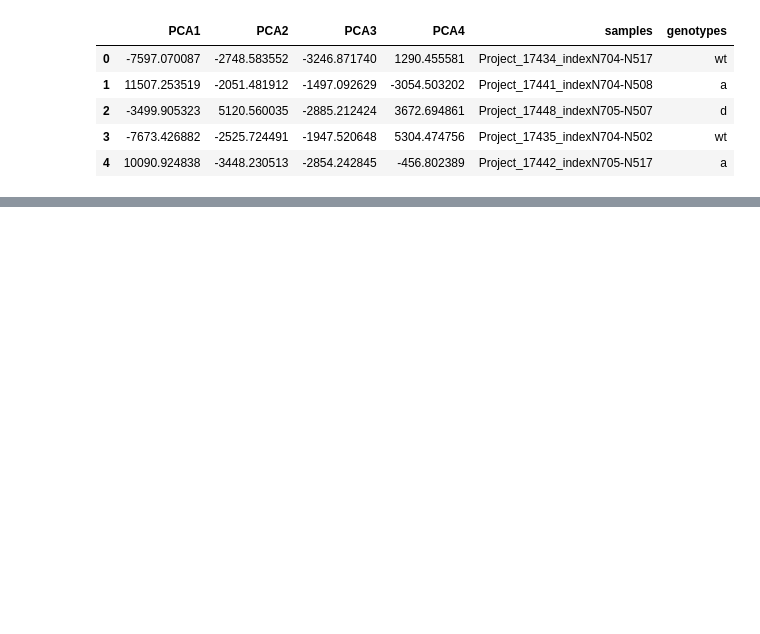
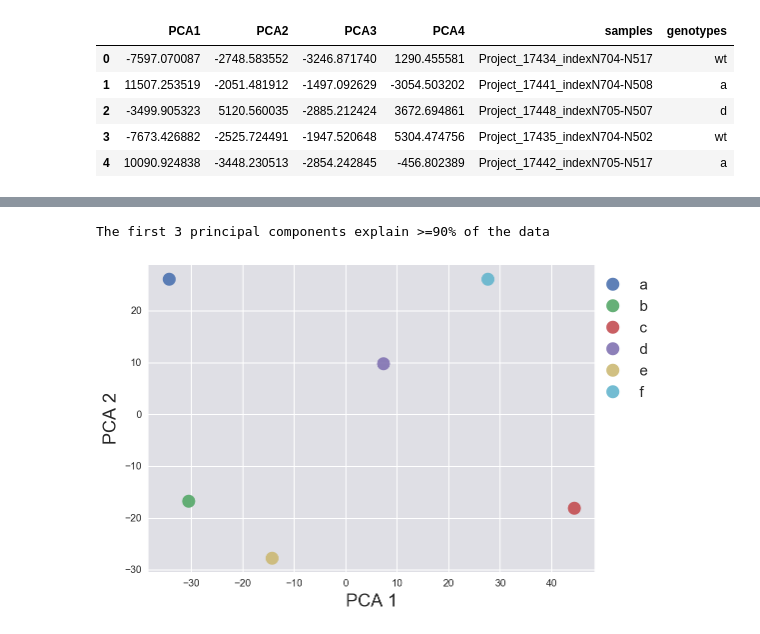
Before and after one commit to WormLabCaltech/mprsq, a Jupyter notebook: src/Genetic Analysis of RNA-Seq Data.ipynb, the cells around one changed output, grey strips where cells are left out. Cells and saved outputs as stored; diff of their text form; code cells hidden in the pictures; blank space fills up the shorter version.

```diff
--- a/src/Genetic Analysis of RNA-Seq Data.ipynb
+++ b/src/Genetic Analysis of RNA-Seq Data.ipynb
@@ -128,0 +194,13 @@ range(1, 10)
+# %%
+# PCA
+pca_matrix = genpy.make_matrix(beta_filtered, genmap[genmap.genotype != 'wt'], 'genotype', 'b')
+sklearn_pca, n = genpy.pca(pca_matrix)
+# keep only the first principal components that explain 90% of the data
+df_nD = genpy.tidy_pca(pca_matrix, n)
+
+# # add a sample and genotype column
+df_nD['genotypes'] = genmap[genmap.genotype != 'wt'].genotype.unique()
+plot_2d_pca(df_nD, 'genotypes', 'wt', save='../output/preliminary_pca.pdf')
+# %% [output]
+The first 3 principal components explain >=90% of the data
+[figure, added]
```
Also changed, not shown: parts of 21 cells of this notebook, 4 other files.
